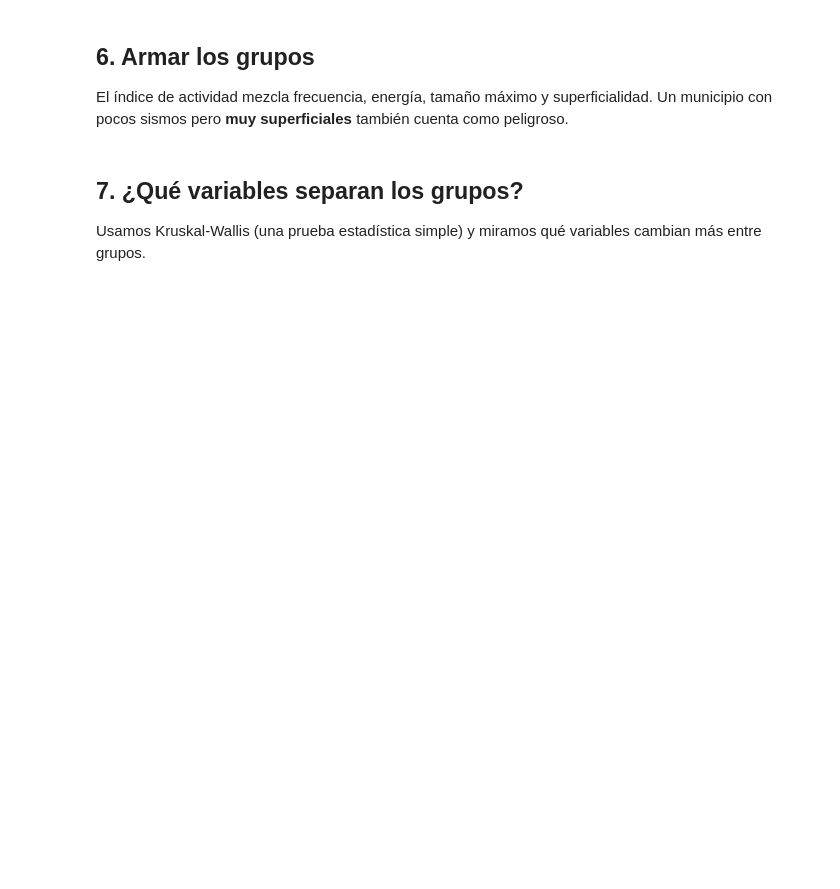
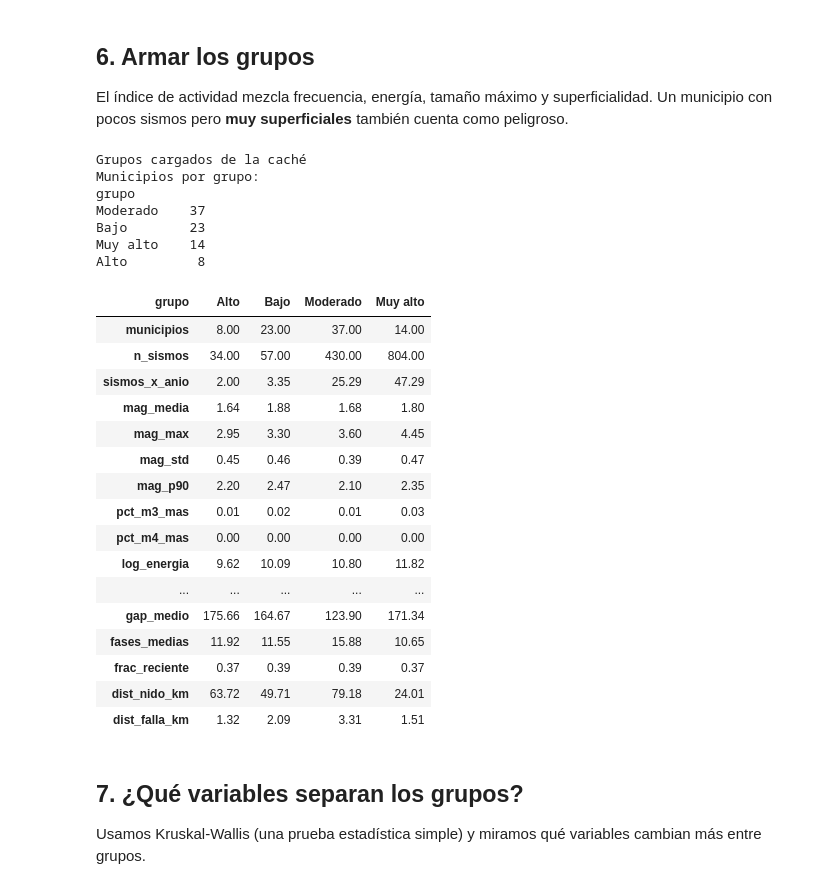
Before and after one commit to Jesurca/Hackathon-CIAI-UTSmart-2026, a Jupyter notebook: modelos/no_supervisado/modelo_no_supervisado.ipynb, the cells around one changed output. Drawn from its saved outputs; the diff is of its cells as text; code cells hidden in the pictures; blank space fills up the shorter version.

```diff
--- a/modelos/no_supervisado/modelo_no_supervisado.ipynb
+++ b/modelos/no_supervisado/modelo_no_supervisado.ipynb
@@ -182,25 +288,55 @@ comparacion.round(3)
 
 El índice de actividad mezcla frecuencia, energía, tamaño máximo y superficialidad. Un municipio con pocos sismos pero **muy superficiales** también cuenta como peligroso.
 # %%
-modelo_final = KMeans(n_clusters=K_FINAL, n_init=10, random_state=SEMILLA)
-F["grupo_num"] = modelo_final.fit_predict(Z)
+if paquete is None:
+    modelo_final = KMeans(n_clusters=K_FINAL, n_init=10, random_state=SEMILLA)
+    F["grupo_num"] = modelo_final.fit_predict(Z)
 
-IND = ["sismos_x_anio", "log_energia", "mag_max", "pct_m4_mas", "pct_superficial"]
-zs = (F[IND] - F[IND].mean()) / F[IND].std()
-F["indice_actividad"] = zs.mean(axis=1)
+    IND = ["sismos_x_anio", "log_energia", "mag_max", "pct_m4_mas", "pct_superficial"]
+    zs = (F[IND] - F[IND].mean()) / F[IND].std()
+    F["indice_actividad"] = zs.mean(axis=1)
 
-# Los grupos se ordenan de menor a mayor actividad y se etiquetan.
-orden = F.groupby("grupo_num")["indice_actividad"].mean().sort_values().index
-nombres = ["Bajo", "Moderado", "Alto", "Muy alto"]
-etiquetas = {g: nombres[i] for i, g in enumerate(orden)}
-F["grupo"] = F["grupo_num"].map(etiquetas)
+    # Los grupos se ordenan de menor a mayor actividad y se etiquetan.
+    orden = F.groupby("grupo_num")["indice_actividad"].mean().sort_values().index
+    nombres = ["Bajo", "Moderado", "Alto", "Muy alto"]
+    etiquetas = {g: nombres[i] for i, g in enumerate(orden)}
+    F["grupo"] = F["grupo_num"].map(etiquetas)
+else:
+    modelo_final = paquete["modelo_final"]
+    etiquetas = paquete["etiquetas"]
+    print("Grupos cargados de la caché")
 
 print("Municipios por grupo:")
 print(F["grupo"].value_counts().to_string())
 
 perfil = F.groupby("grupo")[COLS_MODELO].median().round(2)
 perfil.insert(0, "municipios", F.groupby("grupo").size())
 perfil.T
+# %% [output]
+Grupos cargados de la caché
+Municipios por grupo:
+grupo
+Moderado    37
+Bajo        23
+Muy alto    14
+Alto         8
+| grupo | Alto | Bajo | Moderado | Muy alto |
+| municipios | 8.00 | 23.00 | 37.00 | 14.00 |
+| n_sismos | 34.00 | 57.00 | 430.00 | 804.00 |
+| sismos_x_anio | 2.00 | 3.35 | 25.29 | 47.29 |
+| mag_media | 1.64 | 1.88 | 1.68 | 1.80 |
+| mag_max | 2.95 | 3.30 | 3.60 | 4.45 |
+| mag_std | 0.45 | 0.46 | 0.39 | 0.47 |
+| mag_p90 | 2.20 | 2.47 | 2.10 | 2.35 |
+| pct_m3_mas | 0.01 | 0.02 | 0.01 | 0.03 |
+| pct_m4_mas | 0.00 | 0.00 | 0.00 | 0.00 |
+| log_energia | 9.62 | 10.09 | 10.80 | 11.82 |
+| ... | ... | ... | ... | ... |
+| gap_medio | 175.66 | 164.67 | 123.90 | 171.34 |
+| fases_medias | 11.92 | 11.55 | 15.88 | 10.65 |
+| frac_reciente | 0.37 | 0.39 | 0.39 | 0.37 |
+| dist_nido_km | 63.72 | 49.71 | 79.18 | 24.01 |
+| dist_falla_km | 1.32 | 2.09 | 3.31 | 1.51 |
 # %% [markdown]
 ## 7. ¿Qué variables separan los grupos?
 
```
Also changed, not shown: parts of 14 cells of this notebook, 1 other file.
